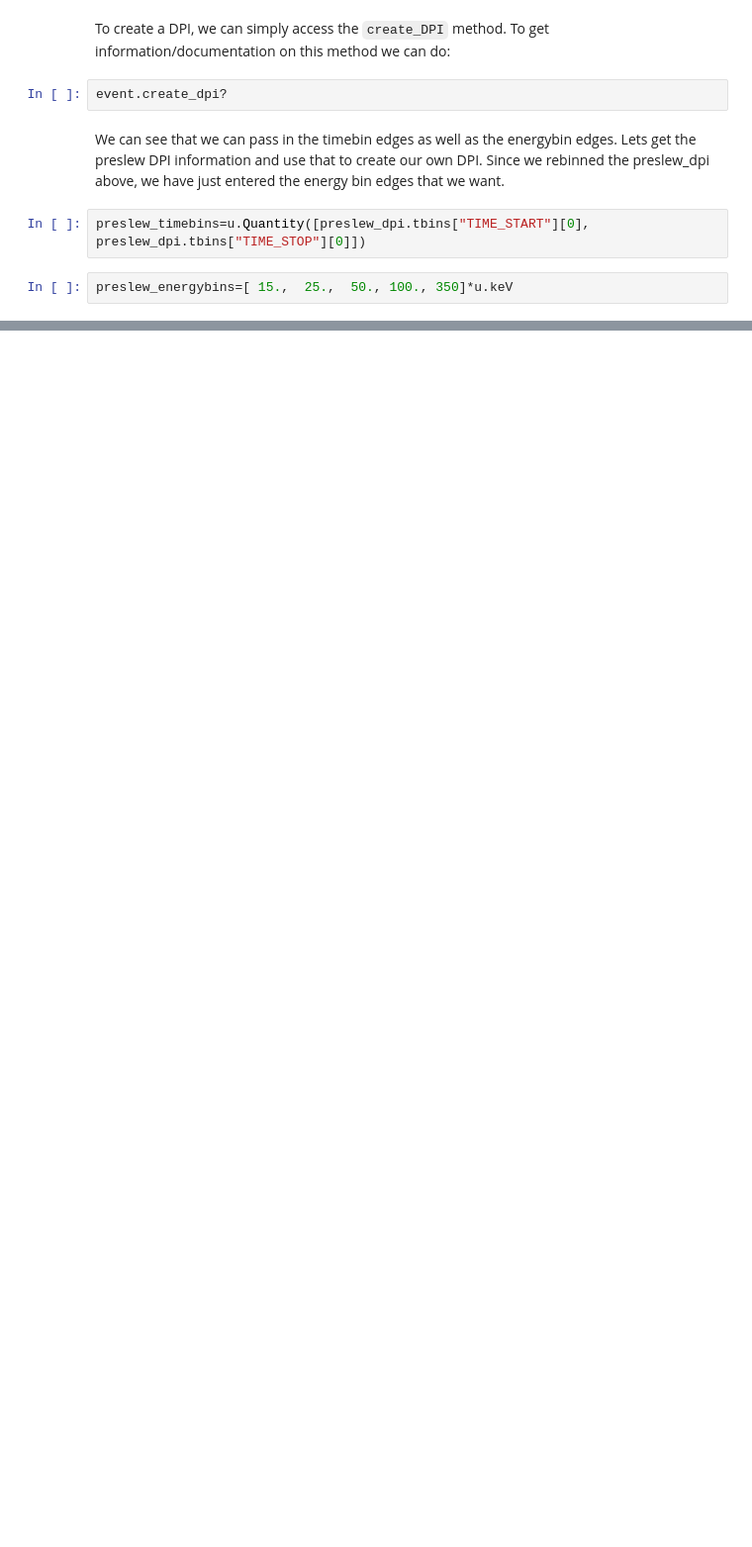
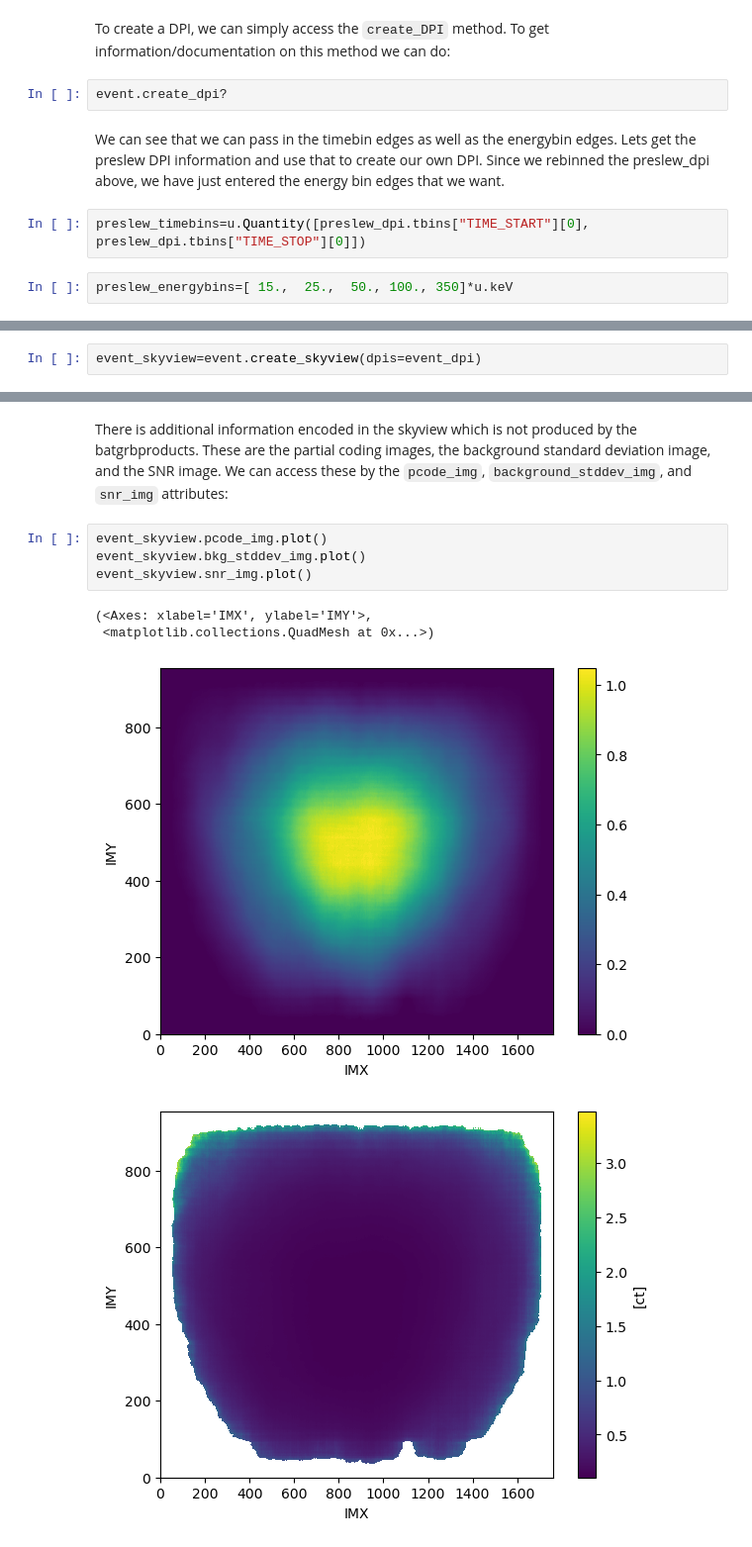
Before and after one commit to parsotat/BatAnalysis, a Jupyter notebook: notebooks/Example_TTE_imaging_data_analysis.ipynb, the cells around one changed output, grey strips where cells are left out. Shown at 99% size. Cells and saved outputs as stored; diff of their text form; blank space fills up the shorter version.

```diff
--- a/notebooks/Example_TTE_imaging_data_analysis.ipynb
+++ b/notebooks/Example_TTE_imaging_data_analysis.ipynb
@@ -322,0 +336,2 @@ TypeError: unsupported operand type(s) for +: 'float' and 'NoneType'
+# %%
+event_skyview=event.create_skyview(dpis=event_dpi)
@@ -322,0 +353,11 @@ TypeError: unsupported operand type(s) for +: 'float' and 'NoneType'
+# %% [markdown]
+There is additional information encoded in the skyview which is not produced by the batgrbproducts. These are the partial coding images, the background standard deviation image, and the SNR image. We can access these by the `pcode_img`, `background_stddev_img`, and `snr_img` attributes:
+# %%
+event_skyview.pcode_img.plot()
+event_skyview.bkg_stddev_img.plot()
+event_skyview.snr_img.plot()
+# %% [output]
+(<Axes: xlabel='IMX', ylabel='IMY'>,
+ <matplotlib.collections.QuadMesh at 0x...>)
+[figure, added]
+[figure, added]
```
Also changed, not shown: parts of 30 cells of this notebook, 1 other file.
